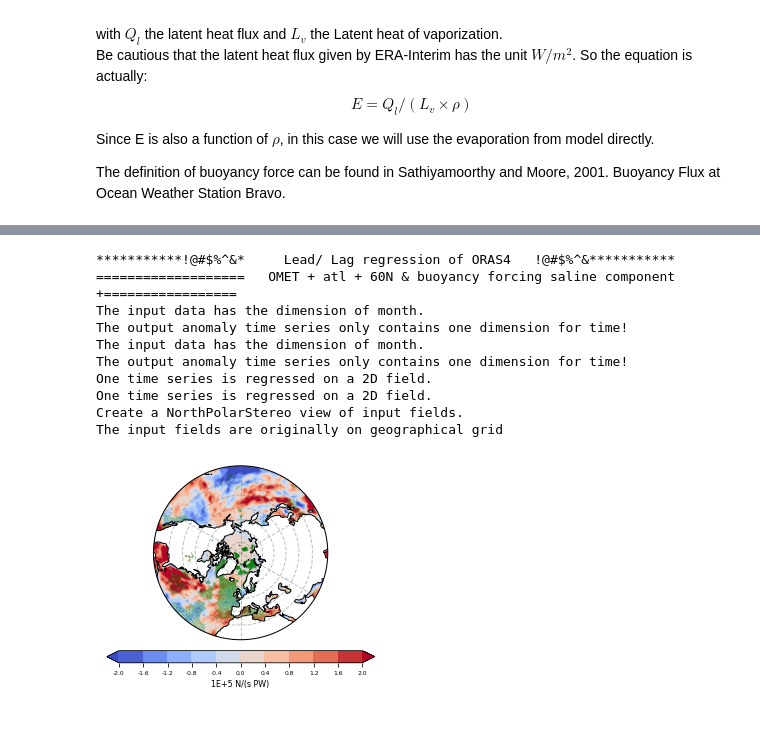
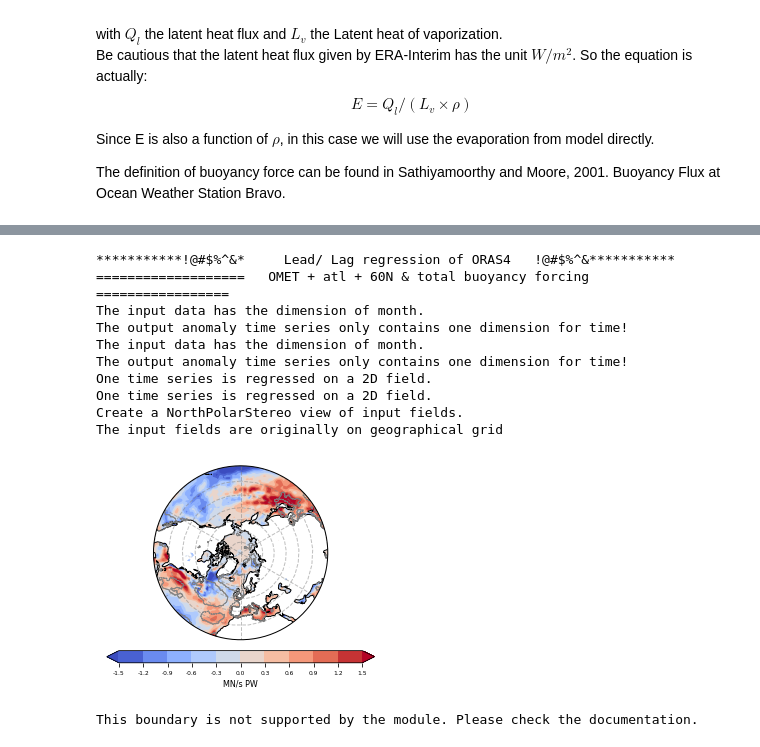
Before and after one commit to geek-yang/AirSeaFlow, a Jupyter notebook: MET_Feedback_paper/Revision/paper_spatial_era_fields_OMET_oras.ipynb, the cells around one changed output, grey strips where cells are left out. Drawn from its saved outputs; the diff is of its cells as text; code cells hidden in the pictures.

```diff
--- a/MET_Feedback_paper/Revision/paper_spatial_era_fields_OMET_oras.ipynb
+++ b/MET_Feedback_paper/Revision/paper_spatial_era_fields_OMET_oras.ipynb
@@ -89,10 +89,10 @@ if __name__=="__main__":
     # flux
     #rad_short_toa_ERAI = dataset_ERAI_fields_flux.variables['tsr'][:]
     #rad_long_toa_ERAI = dataset_ERAI_fields_flux.variables['ttr'][:]
-    rad_short_surf_ERAI = dataset_ERAI_fields_flux.variables['ssr'][:-1,:,:,:] # unit Watt/m2
-    rad_long_surf_ERAI = dataset_ERAI_fields_flux.variables['str'][:-1,:,:,:] # unit Watt/m2
-    SFlux_sensible_ERAI = dataset_ERAI_fields_flux.variables['sshf'][:-1,:,:,:] # unit Watt/m2
-    SFlux_latent_ERAI = dataset_ERAI_fields_flux.variables['slhf'][:-1,:,:,:] # unit Watt/m2
+    rad_short_surf_ERAI = dataset_ERAI_fields_flux.variables['ssr'][:,:,:,:] # unit Watt/m2
+    rad_long_surf_ERAI = dataset_ERAI_fields_flux.variables['str'][:,:,:,:] # unit Watt/m2
+    SFlux_sensible_ERAI = dataset_ERAI_fields_flux.variables['sshf'][:,:,:,:] # unit Watt/m2
+    SFlux_latent_ERAI = dataset_ERAI_fields_flux.variables['slhf'][:,:,:,:] # unit Watt/m2
     # sea surface height from ORAS4
     SSH_ORAS4 = dataset_ORAS4_fields_ssh.variables['ssh'][21:-1,:,180:,:]
     # calculate total net energy flux at TOA/surface
@@ -242,44 +233,48 @@ The definition of buoyancy force can be found in Sathiyamoorthy and Moore, 2001.
 # %%
     print ('***********!@#$%^&*     Lead/ Lag regression of ORAS4   !@#$%^&***********')
-    print ('===================   OMET + atl + 60N & buoyancy forcing saline component +=================')
+    print ('===================   OMET + atl + 60N & total buoyancy forcing   =================')
     # calculate buoyancy forcing
     # here we take mean surface salinity as a constant (35 psu)
-    # the unit of buoyancy is Newton (N)
-    Buoyancy_F_saline = (prec_ERAI_area + evap_ERAI_area) * 35 * 7.5E-4 * constant['g'] * constant['rho']# the sign of evapor is minus
+    # the unit of buoyancy flux is Newton (N/s) as we apply the weight by area
+    Buoyancy_F_saline = (prec_ERAI_area + evap_ERAI_area) * 35 * 7.5E-4 * constant['g'] * constant['rho'] # the sign of evapor is minus
+    # convert Watt to Joule times 30*3600, while with unit N/s we need to devide 30*3600, so they cancel out
+    Buoyancy_F_thermal = (net_flux_surf_ERAI_area)* 1E+12 * 250E-6 * constant['g'] / constant['cw']
+    Buoyancy_F = Buoyancy_F_saline + Buoyancy_F_thermal[:-1,:,:]
     stat_OMET_ORAS4 = meta.statistics.operator(OMET_atl_int_ORAS4[:,:,53])
     stat_OMET_ORAS4.anomaly()
     stat_OMET_ORAS4.detrend()
     # by default, the running mean is taken with a window of 60 months
     stat_OMET_ORAS4.lowpass(window=120, obj='detrend')
-    stat_buoy_ERAI = meta.statistics.operator(Buoyancy_F_saline[:,:,:95,:])
+    stat_buoy_ERAI = meta.statistics.operator(Buoyancy_F[:,:,:95,:])
     stat_buoy_ERAI.anomaly()
     stat_buoy_ERAI.detrend()
     stat_buoy_ERAI.lowpass(window=120, obj='detrend')
     lag = 0
     k, r, p = meta.statistics.operator.linearRegress(stat_OMET_ORAS4._lowpass,
                                                      stat_buoy_ERAI._lowpass, lag)
     # regression for t-test value based on real degree of freedom
     _, _, p_real = meta.statistics.operator.linearRegress(stat_OMET_ORAS4._detrend,
                                                           stat_buoy_ERAI._detrend, lag)
     # mask the significane value
     p_real[SST_ERAI_mask[:95,:]==True] = 1
-    ticks = [i for i in np.linspace(-2,2,11)]
+    ticks = [i for i in np.linspace(-1.5,1.5,11)]
     #label = 'Correlation coefficient'
-    label = '1E+5 N/(s PW)'
+    label = 'MN/sPW'
     meta.visualizer.plots.geograph(latitude_fields_ERAI[:95], longitude_fields_ERAI[:],
-                                   np.ma.masked_where(SST_ERAI_mask[:95,:],k/1E+5), p_real,
+                                   np.ma.masked_where(SST_ERAI_mask[:95,:],k/1E+6), p_real,
                                    label, ticks, os.path.join(output_path,
-                                   'spatial_ORAS4_atl_OMET_60N_lag_{}_ERAI_buoyF_saline_decadal_area.png'.format(lag)),
-                                   ttest=True)
+                                   'spatial_ORAS4_atl_OMET_60N_lag_{}_ERAI_buoyF_decadal_area.png'.format(lag)),
+                                   ttest='line')
 # %% [output]
 ***********!@#$%^&*     Lead/ Lag regression of ORAS4   !@#$%^&***********
-===================   OMET + atl + 60N & buoyancy forcing saline component +=================
+===================   OMET + atl + 60N & total buoyancy forcing   =================
 The input data has the dimension of month.
 The output anomaly time series only contains one dimension for time!
 The input data has the dimension of month.
 The output anomaly time series only contains one dimension for time!
 One time series is regressed on a 2D field.
 One time series is regressed on a 2D field.
 Create a NorthPolarStereo view of input fields.
 The input fields are originally on geographical grid
-[figure, old version]
+[figure, new version]
+This boundary is not supported by the module. Please check the documentation.
```
Also changed, not shown: parts of 4 cells of this notebook, 2 other files.
